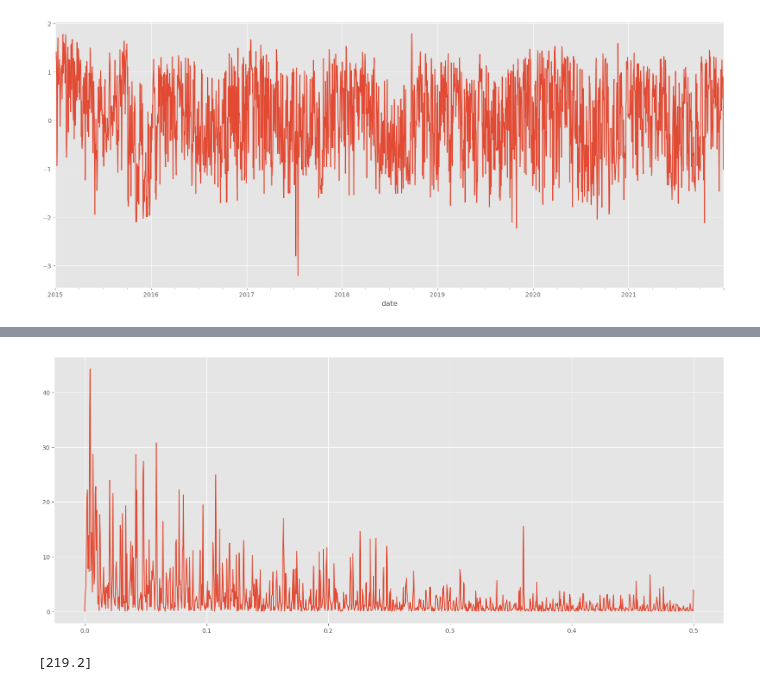
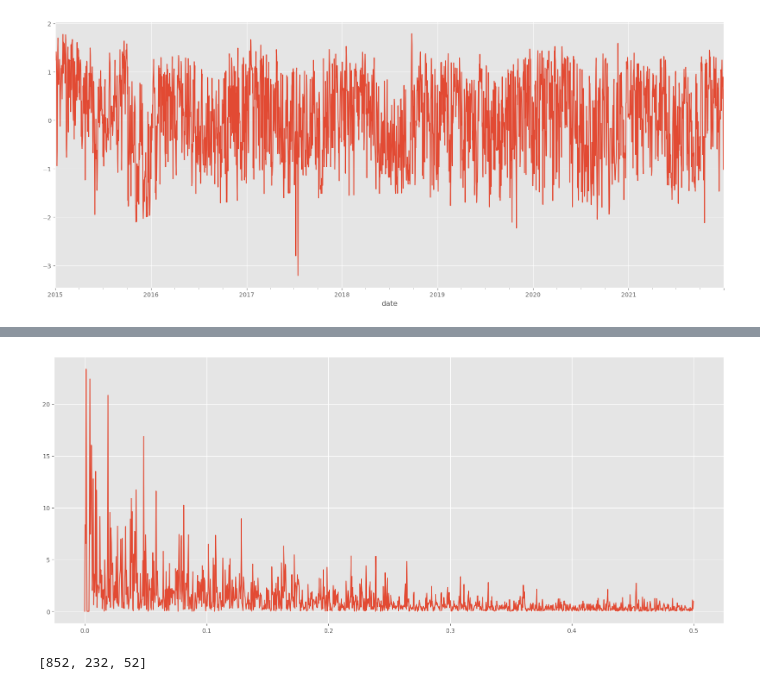
Before and after one commit to nicolaf03/torchsde, a Jupyter notebook: exploratory.ipynb, the cells around one changed output, grey strips where cells are left out. Drawn from its saved outputs; the diff is of its cells as text; code cells hidden in the pictures.

Commit message:
seasonal decomposition via fourier transform

```diff
--- a/exploratory.ipynb
+++ b/exploratory.ipynb
@@ -132,20 +135,22 @@ Let us smooth the trend a little.
 # %%
-x_filtered = res.trend.rolling(150, min_periods=1, center=True).mean()
+# smooth the trend
+x_smooth = res.trend.rolling(150, min_periods=1, center=True).mean()
 
 plt.figure(figsize=(20,8))
 plt.plot(res.trend, label='trend')
-plt.plot(x_filtered, label='filtered')
+plt.plot(x_smooth, label='filtered')
 plt.legend()
 plt.show()
 # %% [output]
 [figure]
 # %%
-trend = x_filtered
+# recover missing data by forward and backward fill
+trend = x_smooth
 trend = trend.fillna(method='ffill').fillna(method='bfill')
 
 plt.figure(figsize=(20,8))
-dflog.plot(color='black', label='log energy')
-trend.plot(color='red', label='trend')
+dflog.plot(label='log energy')
+trend.plot(label='trend', linewidth=3)
 plt.legend()
 plt.show()
 # %% [output]
@@ -159,12 +169,15 @@ plt.show()
 # %%
+# plot periodogram
 f, Pxx_den = periodogram(detrended)
 fig = plt.figure(figsize=(20,8))
 fig = plt.plot(f,Pxx_den)
 plt.show()
 
+# get the highest frequency
 freq = f[Pxx_den > 120]
 
-T = 1/freq
+# which correspond to a certain period
+T = int(1/freq)
 print(T)
 # %% [output]
 [figure]
@@ -173,0 +225,4 @@ res1 = detrended.diff(365).dropna()
+# %%
+deseasonalized_series = deseasonalize_fourier(detrended, period=T)
+deseasonalized_series.plot(figsize=(20,8))
+plt.show()
@@ -174,14 +231,18 @@ res1 = detrended.diff(365).dropna()
 # %%
-f, Pxx_den = periodogram(res1)
+# check for other periodicities
+
+# plot periodogram
+f, Pxx_den = periodogram(deseasonalized_series)
 fig = plt.figure(figsize=(20,8))
 fig = plt.plot(f,Pxx_den)
 plt.show()
 
-#freq = f[(Pxx_den > 40) & (Pxx_den < 50)]
-freq = f[Pxx_den > 40]
+# get the highest frequency
+freq = f[Pxx_den > 20]
 
-T = 1/freq
+# which correspond to a certain period
+T = [int(x) for x in 1/freq]
 print(T)
 # %% [output]
-[figure, old version]
+[figure, new version]
-[219.2]
+[852, 232, 52]
```
Also changed, not shown: parts of 45 cells of this notebook.
